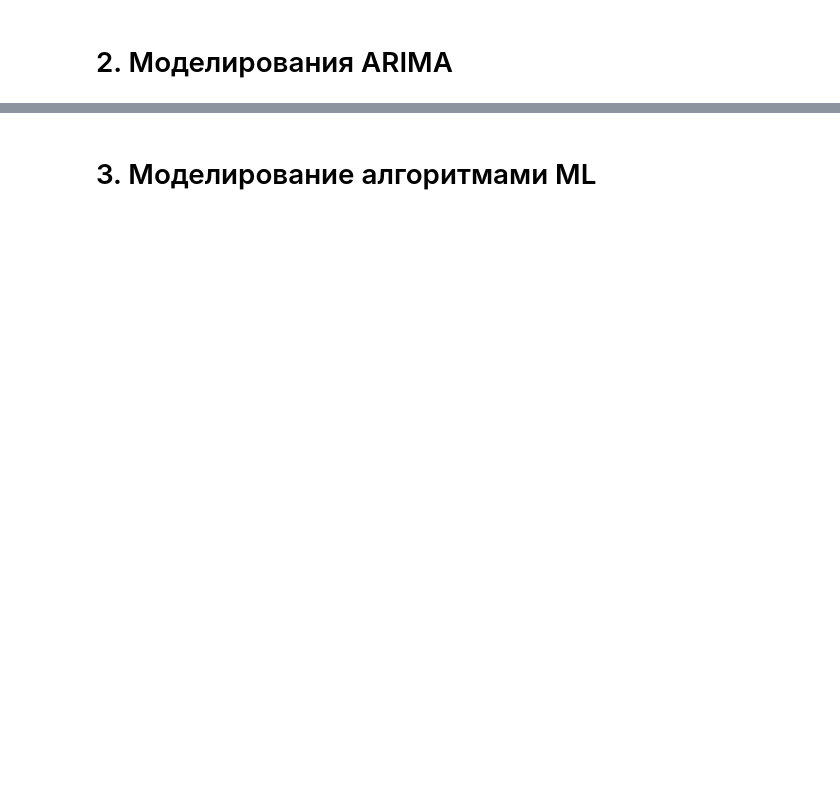
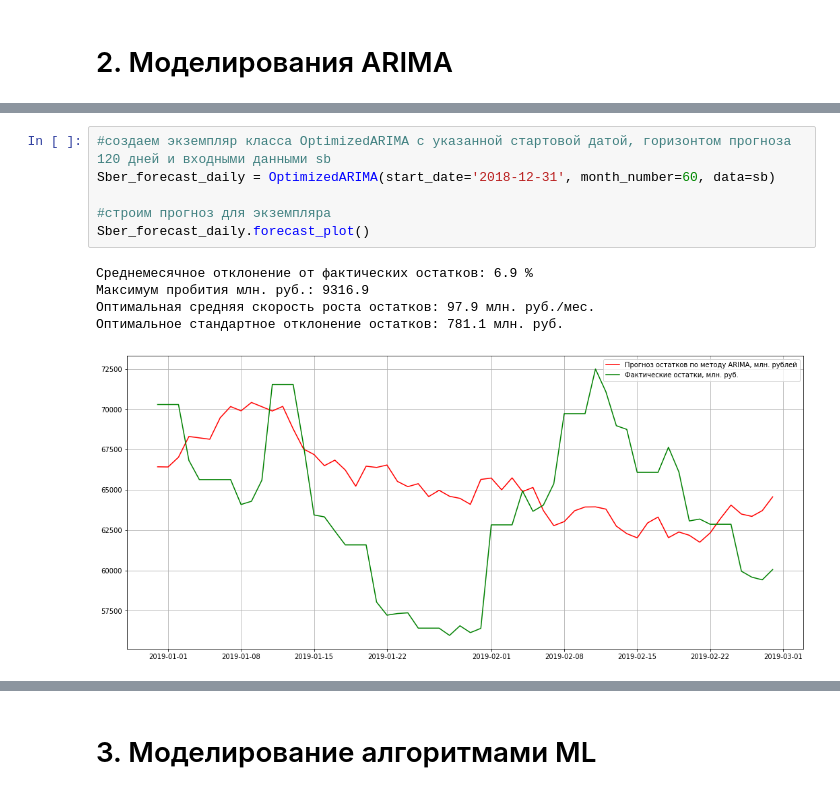
Before and after one commit to FierceDra/FierceDra-X.github.io, a Jupyter notebook: Sber/Sber_module.ipynb, the cells around one changed output, grey strips where cells are left out. Drawn from its saved outputs; the diff is of its cells as text; blank space fills up the shorter version.

```diff
--- a/Sber/Sber_module.ipynb
+++ b/Sber/Sber_module.ipynb
@@ -84,0 +101,12 @@ Sber_forecast.forecast_plot()
+# %%
+#создаем экземпляр класса OptimizedARIMA с указанной стартовой датой, горизонтом прогноза 120 дней и входными данными sb
+Sber_forecast_daily = OptimizedARIMA(start_date='2018-12-31', month_number=60, data=sb)
+
+#строим прогноз для экземпляра
+Sber_forecast_daily.forecast_plot()
+# %% [output]
+Среднемесячное отклонение от фактических остатков: 6.9 %
+Максимум пробития млн. руб.: 9316.9
+Оптимальная средняя скорость роста остатков: 97.9 млн. руб./мес.
+Оптимальное стандартное отклонение остатков: 781.1 млн. руб.
+[figure, added]
```
Also changed, not shown: parts of 30 cells of this notebook, 2 other files.
